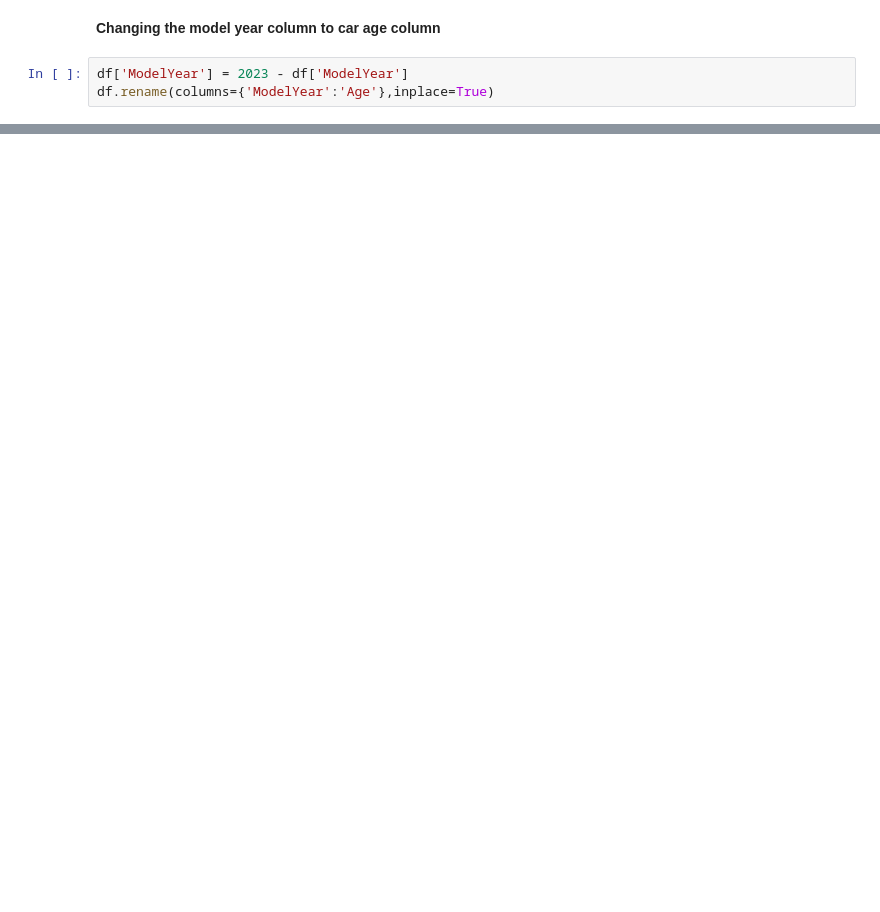
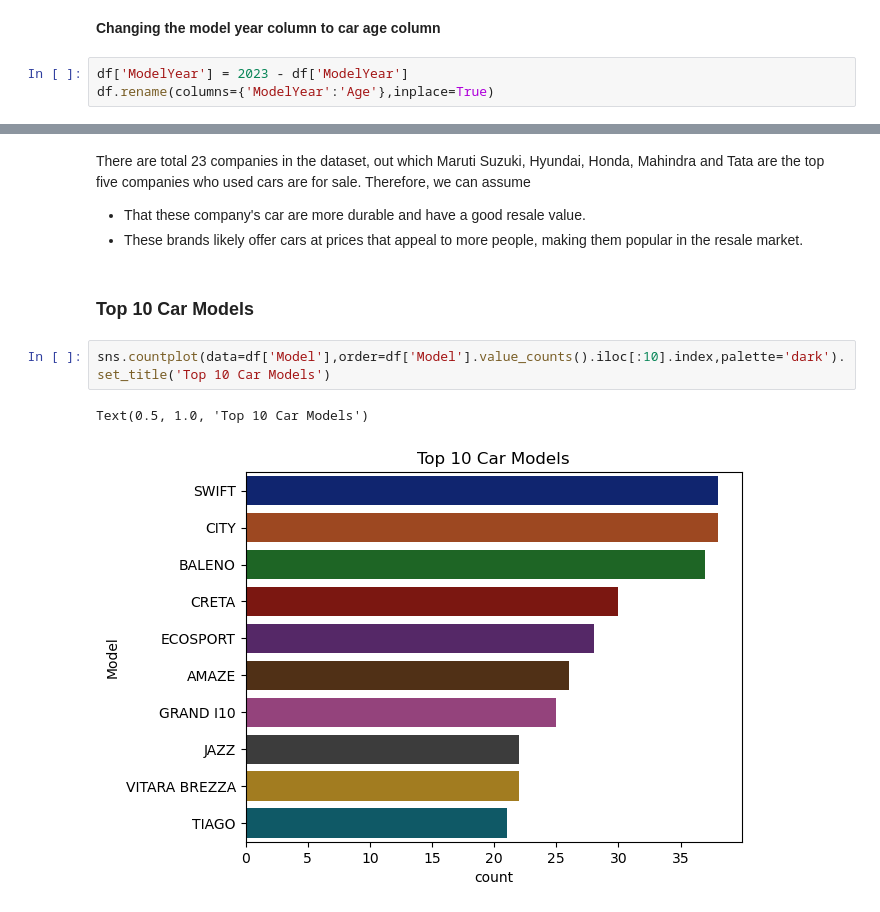
Before and after one commit to shriansh8619/Used-Car-Price-Prediction, a Jupyter notebook: Used_Car_Price_Prediction.ipynb, the cells around one changed output, grey strips where cells are left out. Cells and saved outputs as stored; diff of their text form; blank space fills up the shorter version.

```diff
--- a/Used_Car_Price_Prediction.ipynb
+++ b/Used_Car_Price_Prediction.ipynb
@@ -165,0 +186,12 @@ Index(['Kilometer', 'Age', 'Price', 'Warranty', 'QualityScore'], dtype='object')
+# %% [markdown]
+There are total 23 companies in the dataset, out which Maruti Suzuki, Hyundai, Honda, Mahindra and Tata are the top five companies who used cars are for sale. Therefore, we can assume
+* That these company's car are more durable and have a good resale value.
+* These brands likely offer cars at prices that appeal to more people, making them popular in the resale market.
+# %% [markdown]
+
+### Top 10 Car Models
+# %%
+sns.countplot(data=df['Model'],order=df['Model'].value_counts().iloc[:10].index,palette='dark').set_title('Top 10 Car Models')
+# %% [output]
+Text(0.5, 1.0, 'Top 10 Car Models')
+[figure, added]
```
Also changed, not shown: parts of 35 cells of this notebook.
